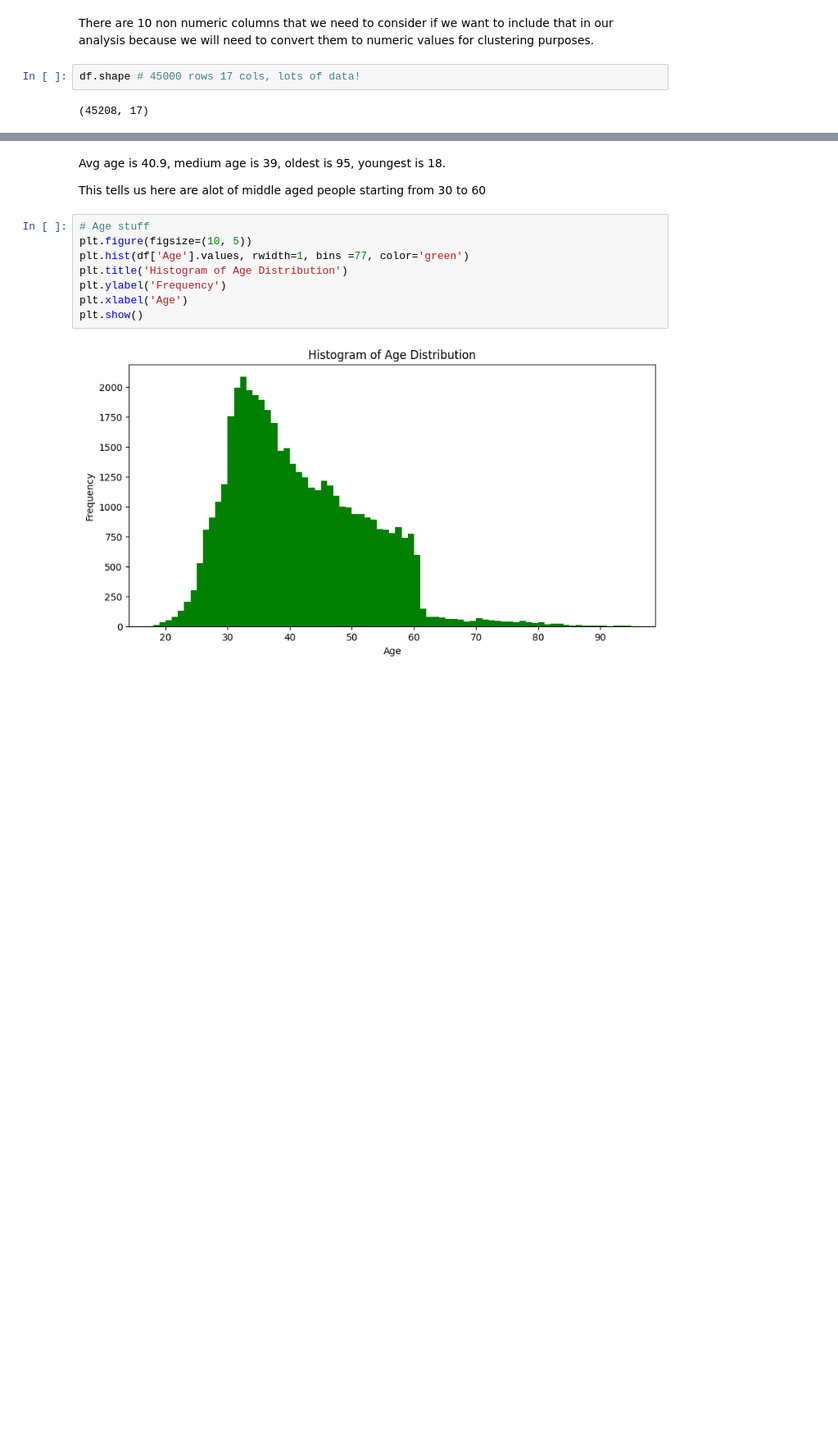
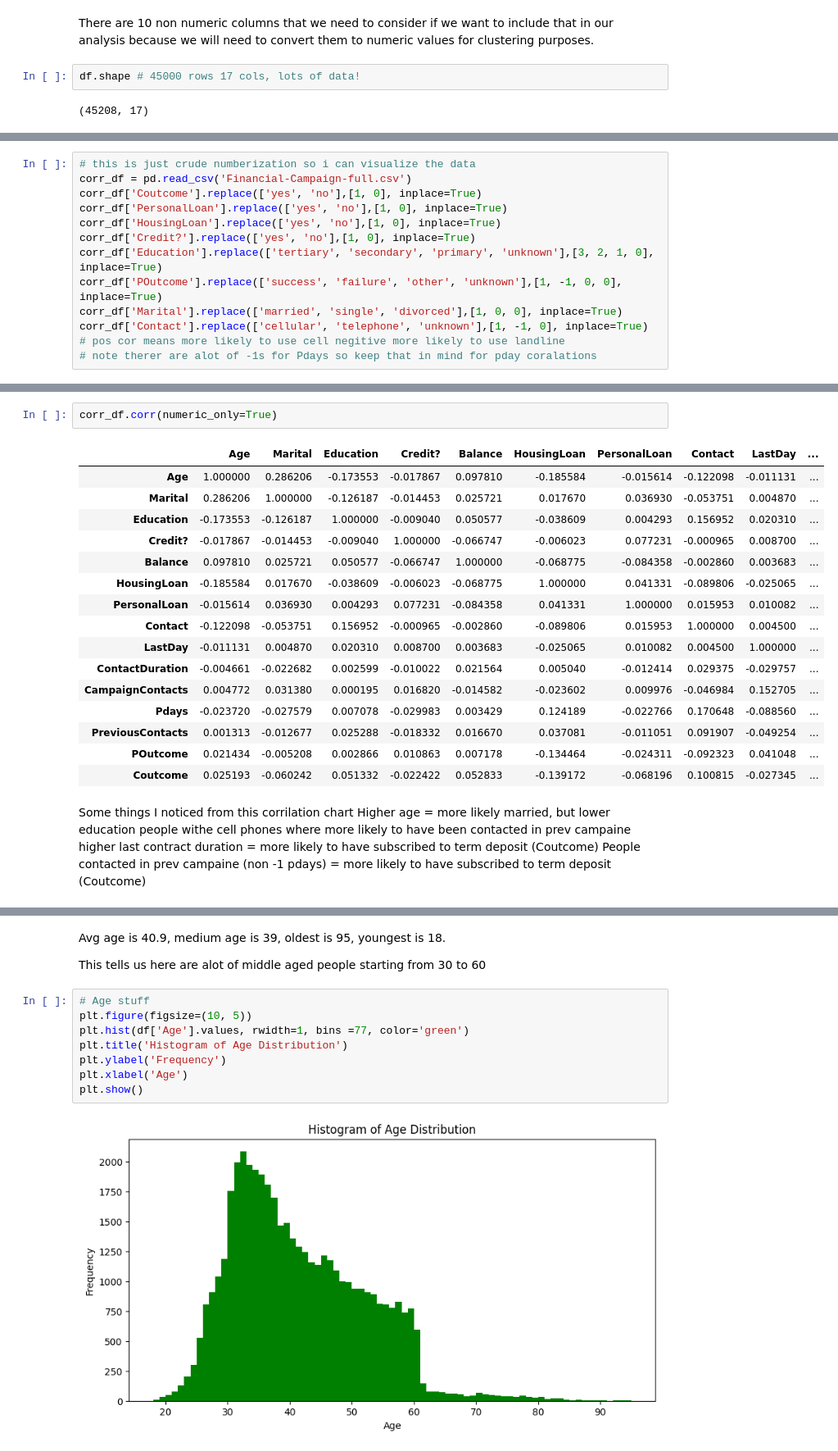
Before and after one commit to thaladikary/ml-assignment-1, a Jupyter notebook: Assignment1.ipynb, the cells around one changed output, grey strips where cells are left out. Shown: that part at 82% size. Cells and saved outputs as stored; diff of their text form; blank space fills up the shorter version.

```diff
--- a/Assignment1.ipynb
+++ b/Assignment1.ipynb
@@ -77,0 +59,12 @@ From the findings of the POutcome column, majority of this column has unknown va
+# %%
+# this is just crude numberization so i can visualize the data
+corr_df = pd.read_csv('Financial-Campaign-full.csv')
+corr_df['Coutcome'].replace(['yes', 'no'],[1, 0], inplace=True)
+corr_df['PersonalLoan'].replace(['yes', 'no'],[1, 0], inplace=True)
+corr_df['HousingLoan'].replace(['yes', 'no'],[1, 0], inplace=True)
+corr_df['Credit?'].replace(['yes', 'no'],[1, 0], inplace=True)
+corr_df['Education'].replace(['tertiary', 'secondary', 'primary', 'unknown'],[3, 2, 1, 0], inplace=True)
+corr_df['POutcome'].replace(['success', 'failure', 'other', 'unknown'],[1, -1, 0, 0], inplace=True)
+corr_df['Marital'].replace(['married', 'single', 'divorced'],[1, 0, 0], inplace=True)
+corr_df['Contact'].replace(['cellular', 'telephone', 'unknown'],[1, -1, 0], inplace=True) # pos cor means more likely to use cell negitive more likely to use landline
+# note therer are alot of -1s for Pdays so keep that in mind for pday coralations
@@ -77,0 +89,25 @@ From the findings of the POutcome column, majority of this column has unknown va
+# %%
+corr_df.corr(numeric_only=True)
+# %% [output]
+|  | Age | Marital | Education | Credit? | Balance | HousingLoan | PersonalLoan | Contact | LastDay | ... |
+| Age | 1.000000 | 0.286206 | -0.173553 | -0.017867 | 0.097810 | -0.185584 | -0.015614 | -0.122098 | -0.011131 | ... |
+| Marital | 0.286206 | 1.000000 | -0.126187 | -0.014453 | 0.025721 | 0.017670 | 0.036930 | -0.053751 | 0.004870 | ... |
+| Education | -0.173553 | -0.126187 | 1.000000 | -0.009040 | 0.050577 | -0.038609 | 0.004293 | 0.156952 | 0.020310 | ... |
+| Credit? | -0.017867 | -0.014453 | -0.009040 | 1.000000 | -0.066747 | -0.006023 | 0.077231 | -0.000965 | 0.008700 | ... |
+| Balance | 0.097810 | 0.025721 | 0.050577 | -0.066747 | 1.000000 | -0.068775 | -0.084358 | -0.002860 | 0.003683 | ... |
+| HousingLoan | -0.185584 | 0.017670 | -0.038609 | -0.006023 | -0.068775 | 1.000000 | 0.041331 | -0.089806 | -0.025065 | ... |
+| PersonalLoan | -0.015614 | 0.036930 | 0.004293 | 0.077231 | -0.084358 | 0.041331 | 1.000000 | 0.015953 | 0.010082 | ... |
+| Contact | -0.122098 | -0.053751 | 0.156952 | -0.000965 | -0.002860 | -0.089806 | 0.015953 | 1.000000 | 0.004500 | ... |
+| LastDay | -0.011131 | 0.004870 | 0.020310 | 0.008700 | 0.003683 | -0.025065 | 0.010082 | 0.004500 | 1.000000 | ... |
+| ContactDuration | -0.004661 | -0.022682 | 0.002599 | -0.010022 | 0.021564 | 0.005040 | -0.012414 | 0.029375 | -0.029757 | ... |
+| CampaignContacts | 0.004772 | 0.031380 | 0.000195 | 0.016820 | -0.014582 | -0.023602 | 0.009976 | -0.046984 | 0.152705 | ... |
+| Pdays | -0.023720 | -0.027579 | 0.007078 | -0.029983 | 0.003429 | 0.124189 | -0.022766 | 0.170648 | -0.088560 | ... |
+| PreviousContacts | 0.001313 | -0.012677 | 0.025288 | -0.018332 | 0.016670 | 0.037081 | -0.011051 | 0.091907 | -0.049254 | ... |
+| POutcome | 0.021434 | -0.005208 | 0.002866 | 0.010863 | 0.007178 | -0.134464 | -0.024311 | -0.092323 | 0.041048 | ... |
+| Coutcome | 0.025193 | -0.060242 | 0.051332 | -0.022422 | 0.052833 | -0.139172 | -0.068196 | 0.100815 | -0.027345 | ... |
+# %% [markdown]
+Some things I noticed from this corrilation chart
+Higher age = more likely married, but lower education
+people withe cell phones where more likely to have been contacted in prev campaine
+higher last contract duration = more likely to have subscribed to term deposit (Coutcome)
+People contacted in prev campaine (non -1 pdays) =  more likely to have subscribed to term deposit (Coutcome)
```
Also changed, not shown: parts of 15 cells of this notebook, 1 other file.
